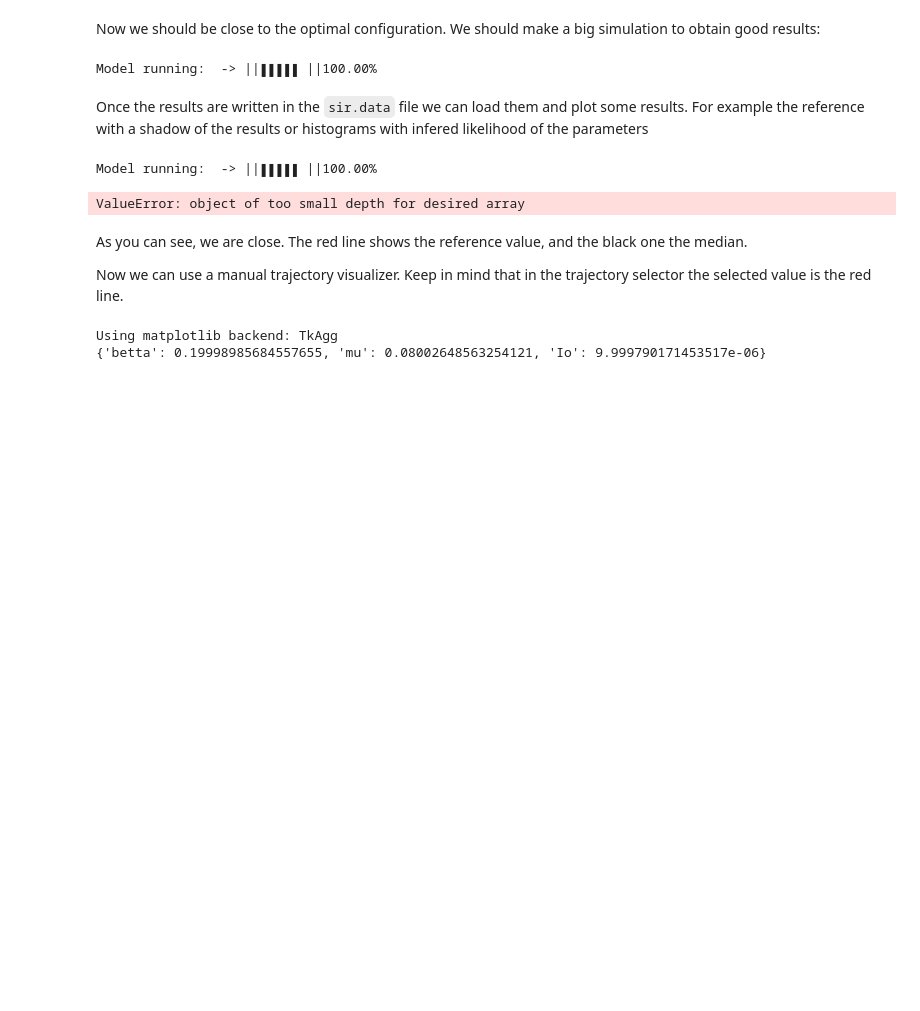
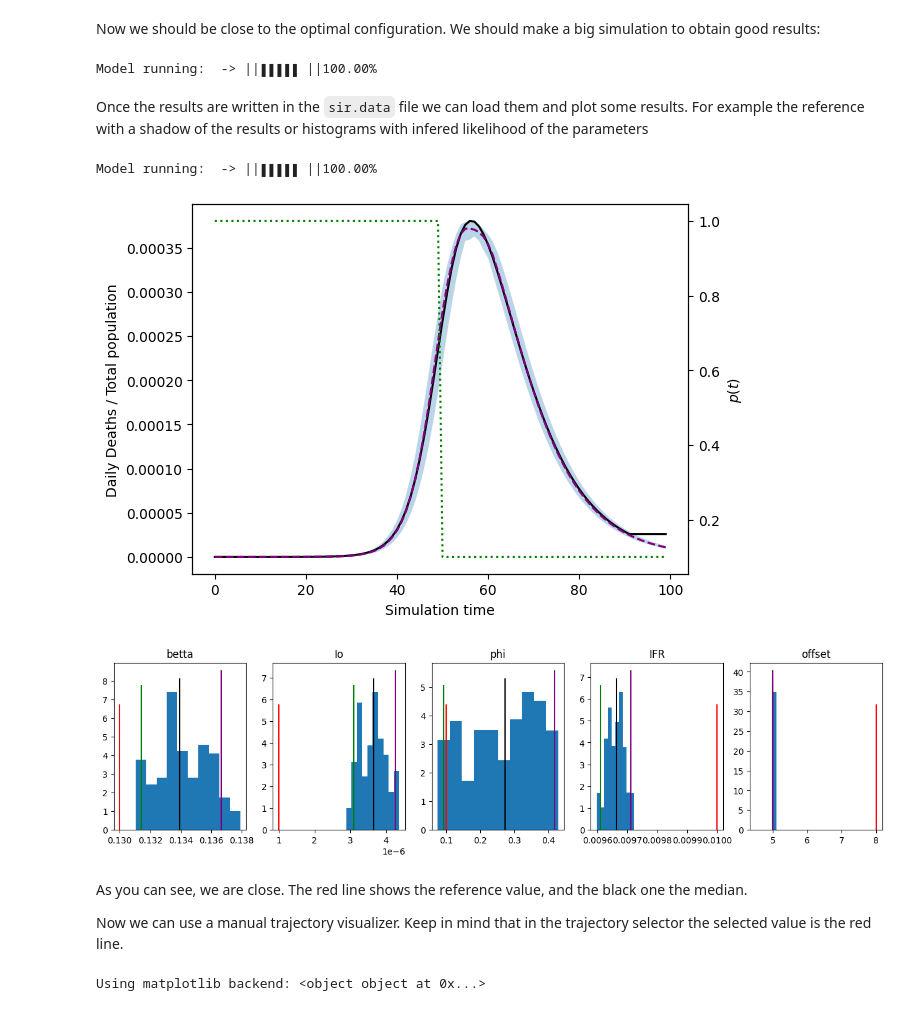
Before and after one commit to QuanticPony/compartmental, a Jupyter notebook: examples/my_model.ipynb, the cells around one changed output. Cells and saved outputs as stored; diff of their text form; code cells hidden in the pictures; blank space fills up the shorter version.

```diff
--- a/examples/my_model.ipynb
+++ b/examples/my_model.ipynb
@@ -197,11 +217,11 @@ for i, (k,v) in enumerate(MyModel.configuration["params"].items()):
 # %% [markdown]
 Now we should be close to the optimal configuration. We should make a big simulation to obtain good results:
 # %%
-# Update for final photo with 3M samples
+# Update forinal photo with 3M samples
 MyModel.configuration.update({
     "simulation": {
         "n_simulations": 1000000,
-        "n_executions": 3,
+        "n_executions": 1,
         "n_steps": 100
     },
     "results": {
@@ -209,7 +229,7 @@ MyModel.configuration.update({
     }
 })
 
-MyModel.run(sample[MyModel.compartiment_name_to_index["D"]], "my_model.data", p_active)
+MyModel.run(reference, "my_model.data", p_active)
 # %% [output]
 Model running:  -> ||▮▮▮▮▮ ||100.00%
 # %% [markdown]
@@ -218,40 +238,51 @@ Once the results are written in the `sir.data` file we can load them and plot so
 results = compartmental.util.load_parameters("my_model.data")
 weights = numpy.exp(-results[0]/numpy.min(results[0]))
 
-percentiles = compartmental.util.get_percentiles_from_results(MyModel, results, 30, 70, weights, p_active)#, weights)
+percentiles = compartmental.util.get_percentiles_from_results(MyModel, results, 30, 70, weights, p_active, weights)
 try:
     # In case cupy is used
     percentiles = percentiles.get()
     sample = sample.get()
     weights = weights.get()
     results = results.get()
     sample_params = sample_params.get()
 except AttributeError:
     pass
 
 # Plot sample with a shadow of the results.
 plt.figure()
 plt.fill_between(numpy.arange(percentiles.shape[2]), percentiles[0,0], percentiles[0,2], alpha=0.3)
-plt.plot(sample[MyModel.compartiment_name_to_index["D"]], 'black')
+plt.xlabel("Simulation time")
+plt.ylabel("Daily Deaths / Total population")
+plt.plot(reference, 'black')
 plt.plot(numpy.arange(percentiles.shape[2]), percentiles[0,1], '--', color='purple')
-plt.plot(p_active, ':', color='green')
+tax = plt.twinx()
+tax.plot(p_active, ':', color='green')
+tax.set_ylabel(r"$p(t)$")
 
 # Histograms with infered likelihood of the parameters
 fig, *axes = plt.subplots(1, len(results)-1)
-fig.set_figheight(4)
+fig.set_figheight(3.5)
 fig.set_figwidth(16)
 for i, ax in enumerate(axes[0], 1):
     _5, _50, _95 = compartmental.util.weighted_quantile(results[i], [5, 50, 95], weights)
+    for k, index in MyModel.param_to_index.items():
+        if index == i-1:
+            ax.set_title(k)
     ax.hist(results[i], weights=weights)
-    ax.vlines(sample_params[i-1], *ax.get_ylim(), 'red')
+
     ax.vlines(_5, *ax.get_ylim(), 'green')
     ax.vlines(_50, *ax.get_ylim(), 'black')
     ax.vlines(_95, *ax.get_ylim(), 'purple')
 
+    ax.vlines(sample_params[i-1], ax.get_ylim()[0], ax.get_ylim()[1]*3/4, 'red')
+
+
 plt.show()
 # %% [output]
 Model running:  -> ||▮▮▮▮▮ ||100.00%
-ValueError: object of too small depth for desired array
+[figure, added]
+[figure, added]
 # %% [markdown]
 As you can see, we are close. The red line shows the reference value, and the black one the median.
 
@@ -261,9 +292,9 @@ Now we can use a manual trajectory visualizer. Keep in mind that in the trajecto
 plt.ion()
 
 values = compartmental.util.get_trajecty_selector(
-    MyModel, results, weights, sample[MyModel.compartiment_name_to_index["D"]]
+    MyModel, results, weights, reference, p_active, show_only_reference=True
 )
 print(values)
+plt.ioff()
 # %% [output]
-Using matplotlib backend: TkAgg
-{'betta': 0.19998985684557655, 'mu': 0.08002648563254121, 'Io': 9.999790171453517e-06}
+Using matplotlib backend: <object object at 0x...>
```
Also changed, not shown: parts of 8 cells of this notebook, 27 other files.
